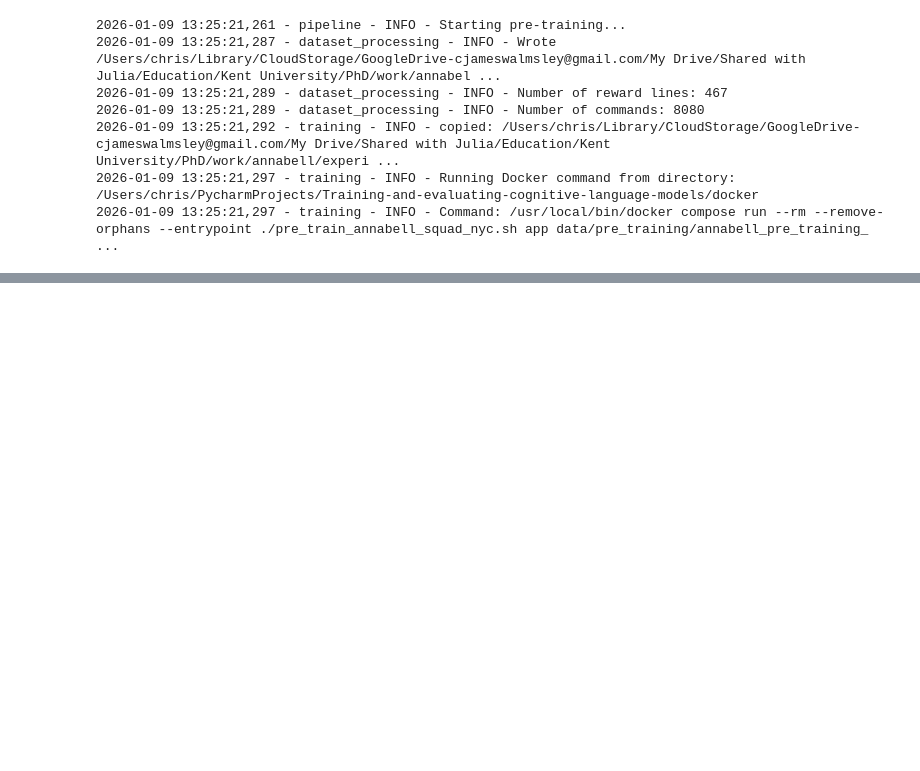
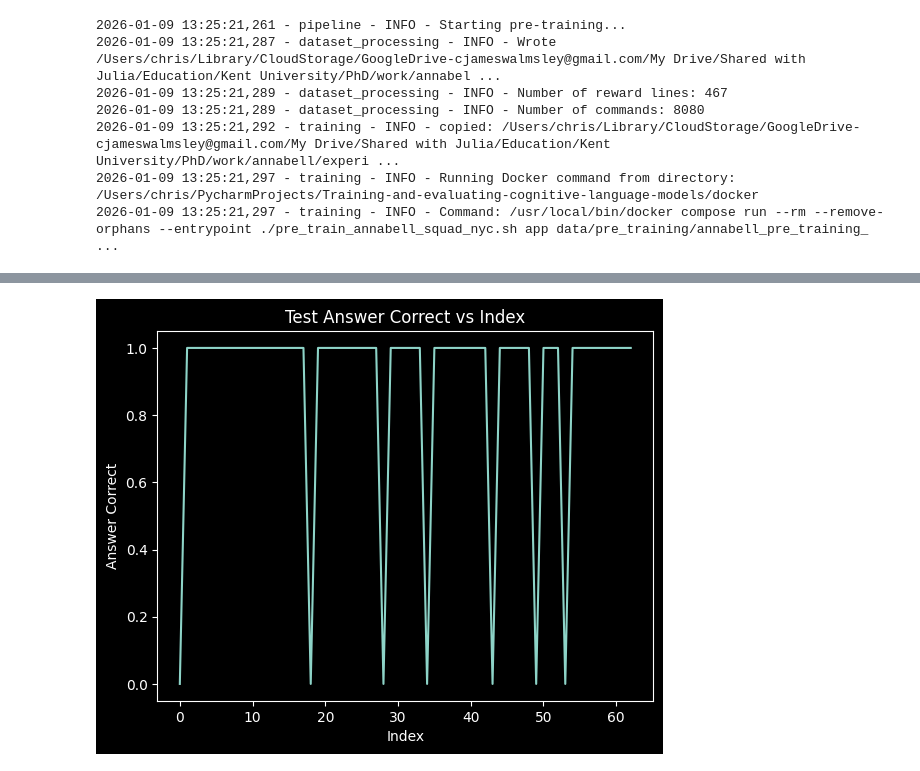
Before and after one commit to cjwalmsley/Training-and-evaluating-cognitive-language-models, a Jupyter notebook: debug_notebook.ipynb, the cells around one changed output, grey strips where cells are left out. Drawn from its saved outputs; the diff is of its cells as text; code cells hidden in the pictures; blank space fills up the shorter version.

```diff
--- a/debug_notebook.ipynb
+++ b/debug_notebook.ipynb
@@ -83,0 +86,20 @@ interpreter.parse_entries()
+# %%
+#plot a graph showing "test_answer_correct" vs index
+import matplotlib.pyplot as plt
+import pandas as pd
+
+
+def plot_test_answer_correct(the_df):
+    plt.plot(the_df.index, the_df["test_answer_correct"])
+    plt.xlabel("Index")
+    plt.ylabel("Answer Correct")
+    plt.title("Test Answer Correct vs Index")
+    plt.show()
+
+
+df_25 = pd.read_csv(
+    '/Users/chris/Library/CloudStorage/GoogleDrive-cjameswalmsley@gmail.com/My Drive/Shared with Julia/Education/Kent University/PhD/work/annabell/experiments/25/pre_training/results/test_detailed_results_tsv',
+    sep='\t')
+plot_test_answer_correct(df_25)
+# %% [output]
+[figure, added]
```
Also changed, not shown: parts of 3 cells of this notebook, 12 other files.
